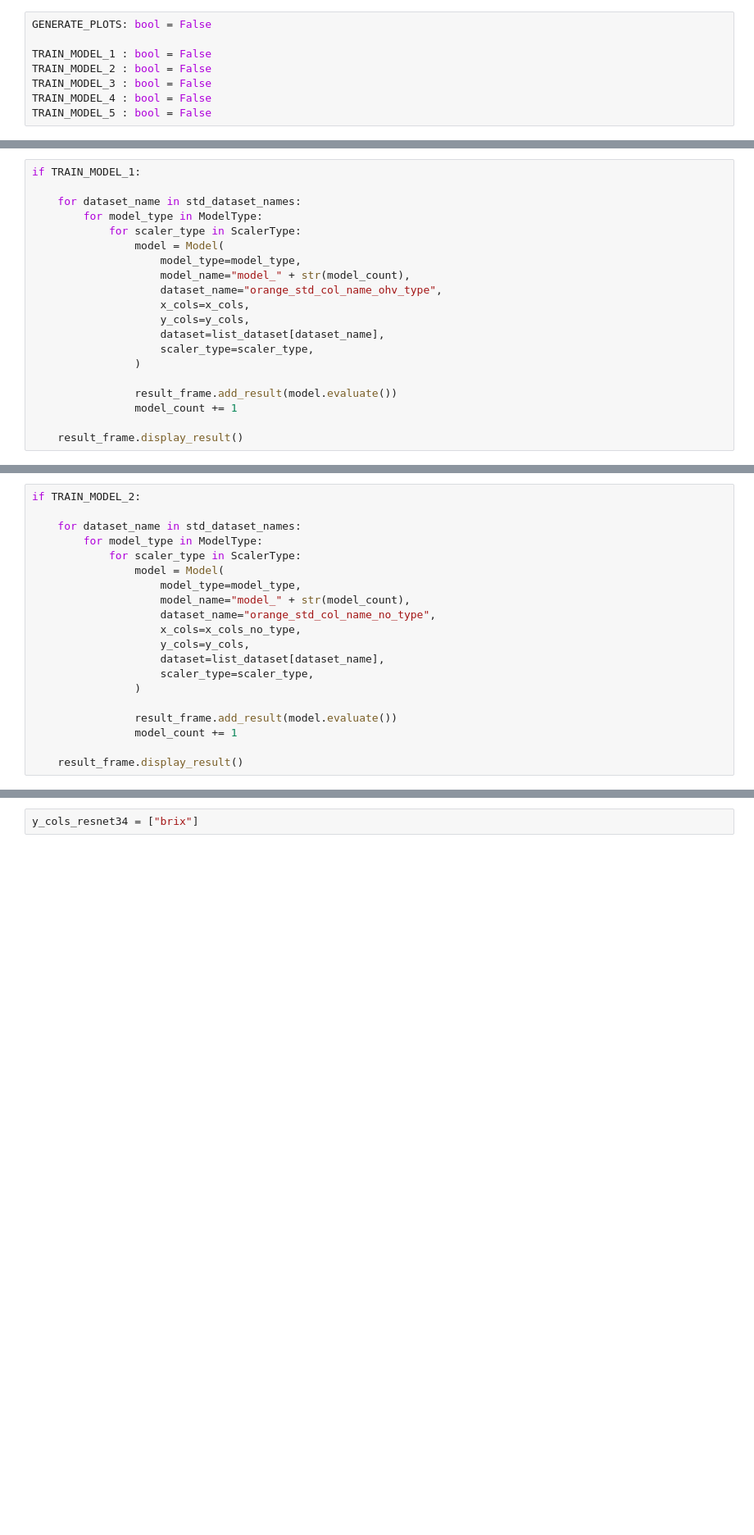
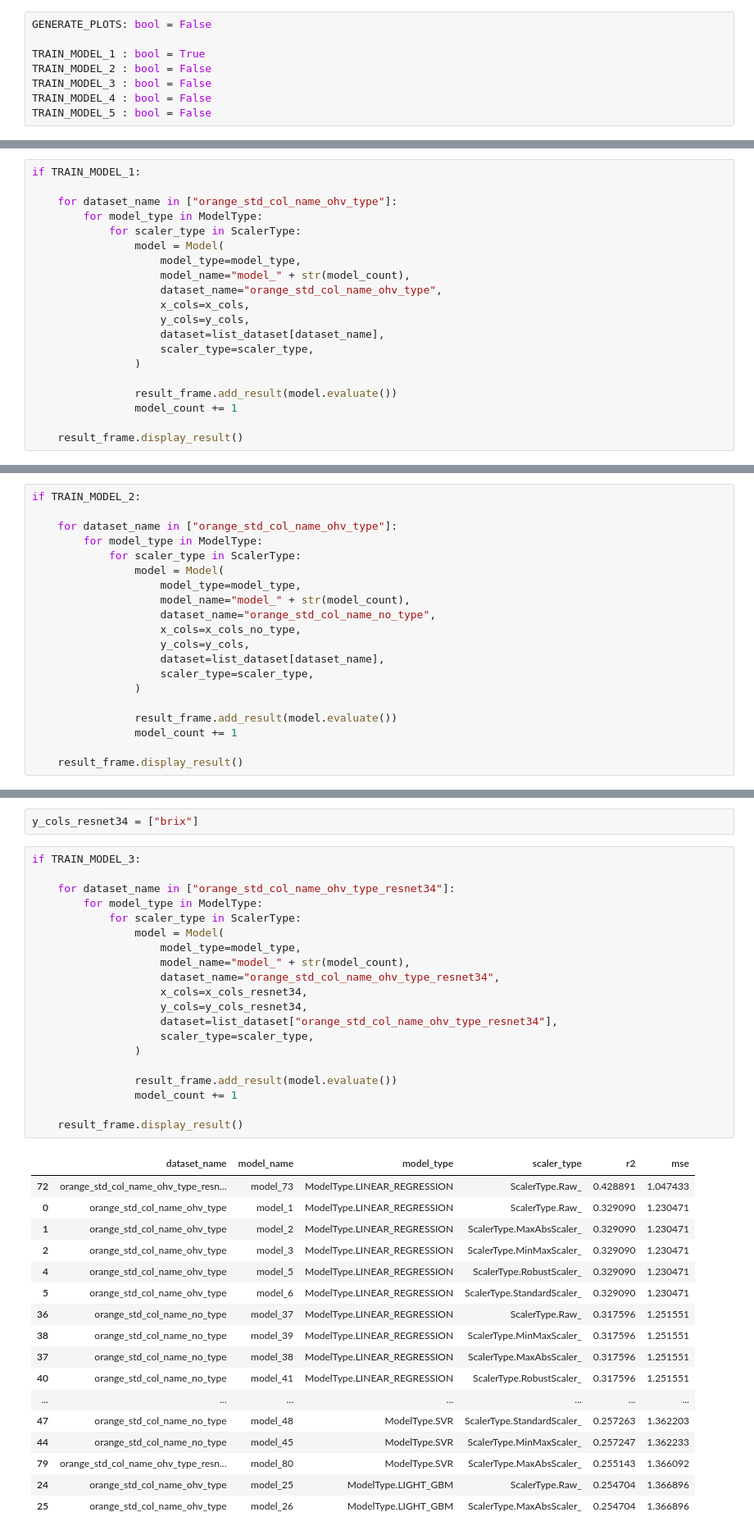
Before and after one commit to DucTrung1802/DS, a Jupyter notebook: Orange/orange.ipynb, the cells around one changed output, grey strips where cells are left out. Shown at 82% size. Cells and saved outputs as stored; diff of their text form; blank space fills up the shorter version.

Commit message:
CHECKPOINT: start training model 4

```diff
--- a/Orange/orange.ipynb
+++ b/Orange/orange.ipynb
@@ -31,7 +32,7 @@ plt.style.use("fivethirtyeight")
 # %%
 GENERATE_PLOTS: bool = False
 
-TRAIN_MODEL_1 : bool = False
+TRAIN_MODEL_1 : bool = True
 TRAIN_MODEL_2 : bool = False
 TRAIN_MODEL_3 : bool = False
 TRAIN_MODEL_4 : bool = False
@@ -852,7 +864,7 @@ std_dataset_names = ["orange_std_col_name_ohv_type"]
 # %%
 if TRAIN_MODEL_1:
 
-    for dataset_name in std_dataset_names:
+    for dataset_name in ["orange_std_col_name_ohv_type"]:
         for model_type in ModelType:
             for scaler_type in ScalerType:
                 model = Model(
@@ -957,7 +977,7 @@ y_cols
 # %%
 if TRAIN_MODEL_2:
 
-    for dataset_name in std_dataset_names:
+    for dataset_name in ["orange_std_col_name_ohv_type"]:
         for model_type in ModelType:
             for scaler_type in ScalerType:
                 model = Model(
@@ -1098,3 +1135,41 @@ x_cols_resnet34
  'resnet34_511']
 # %%
 y_cols_resnet34 = ["brix"]
+# %%
+if TRAIN_MODEL_3:
+
+    for dataset_name in ["orange_std_col_name_ohv_type_resnet34"]:
+        for model_type in ModelType:
+            for scaler_type in ScalerType:
+                model = Model(
+                    model_type=model_type,
+                    model_name="model_" + str(model_count),
+                    dataset_name="orange_std_col_name_ohv_type_resnet34",
+                    x_cols=x_cols_resnet34,
+                    y_cols=y_cols_resnet34,
+                    dataset=list_dataset["orange_std_col_name_ohv_type_resnet34"],
+                    scaler_type=scaler_type,
+                )
+
+                result_frame.add_result(model.evaluate())
+                model_count += 1
+
+    result_frame.display_result()
+# %% [output]
+|  | dataset_name | model_name | model_type | scaler_type | r2 | mse |
+| 72 | orange_std_col_name_ohv_type_resn... | model_73 | ModelType.LINEAR_REGRESSION | ScalerType.Raw_ | 0.428891 | 1.047433 |
+| 0 | orange_std_col_name_ohv_type | model_1 | ModelType.LINEAR_REGRESSION | ScalerType.Raw_ | 0.329090 | 1.230471 |
+| 1 | orange_std_col_name_ohv_type | model_2 | ModelType.LINEAR_REGRESSION | ScalerType.MaxAbsScaler_ | 0.329090 | 1.230471 |
+| 2 | orange_std_col_name_ohv_type | model_3 | ModelType.LINEAR_REGRESSION | ScalerType.MinMaxScaler_ | 0.329090 | 1.230471 |
+| 4 | orange_std_col_name_ohv_type | model_5 | ModelType.LINEAR_REGRESSION | ScalerType.RobustScaler_ | 0.329090 | 1.230471 |
+| 5 | orange_std_col_name_ohv_type | model_6 | ModelType.LINEAR_REGRESSION | ScalerType.StandardScaler_ | 0.329090 | 1.230471 |
+| 36 | orange_std_col_name_no_type | model_37 | ModelType.LINEAR_REGRESSION | ScalerType.Raw_ | 0.317596 | 1.251551 |
+| 38 | orange_std_col_name_no_type | model_39 | ModelType.LINEAR_REGRESSION | ScalerType.MinMaxScaler_ | 0.317596 | 1.251551 |
+| 37 | orange_std_col_name_no_type | model_38 | ModelType.LINEAR_REGRESSION | ScalerType.MaxAbsScaler_ | 0.317596 | 1.251551 |
+| 40 | orange_std_col_name_no_type | model_41 | ModelType.LINEAR_REGRESSION | ScalerType.RobustScaler_ | 0.317596 | 1.251551 |
+| ... | ... | ... | ... | ... | ... | ... |
+| 47 | orange_std_col_name_no_type | model_48 | ModelType.SVR | ScalerType.StandardScaler_ | 0.257263 | 1.362203 |
+| 44 | orange_std_col_name_no_type | model_45 | ModelType.SVR | ScalerType.MinMaxScaler_ | 0.257247 | 1.362233 |
+| 79 | orange_std_col_name_ohv_type_resn... | model_80 | ModelType.SVR | ScalerType.MaxAbsScaler_ | 0.255143 | 1.366092 |
+| 24 | orange_std_col_name_ohv_type | model_25 | ModelType.LIGHT_GBM | ScalerType.Raw_ | 0.254704 | 1.366896 |
+| 25 | orange_std_col_name_ohv_type | model_26 | ModelType.LIGHT_GBM | ScalerType.MaxAbsScaler_ | 0.254704 | 1.366896 |
```
Also changed, not shown: parts of 21 cells of this notebook.
